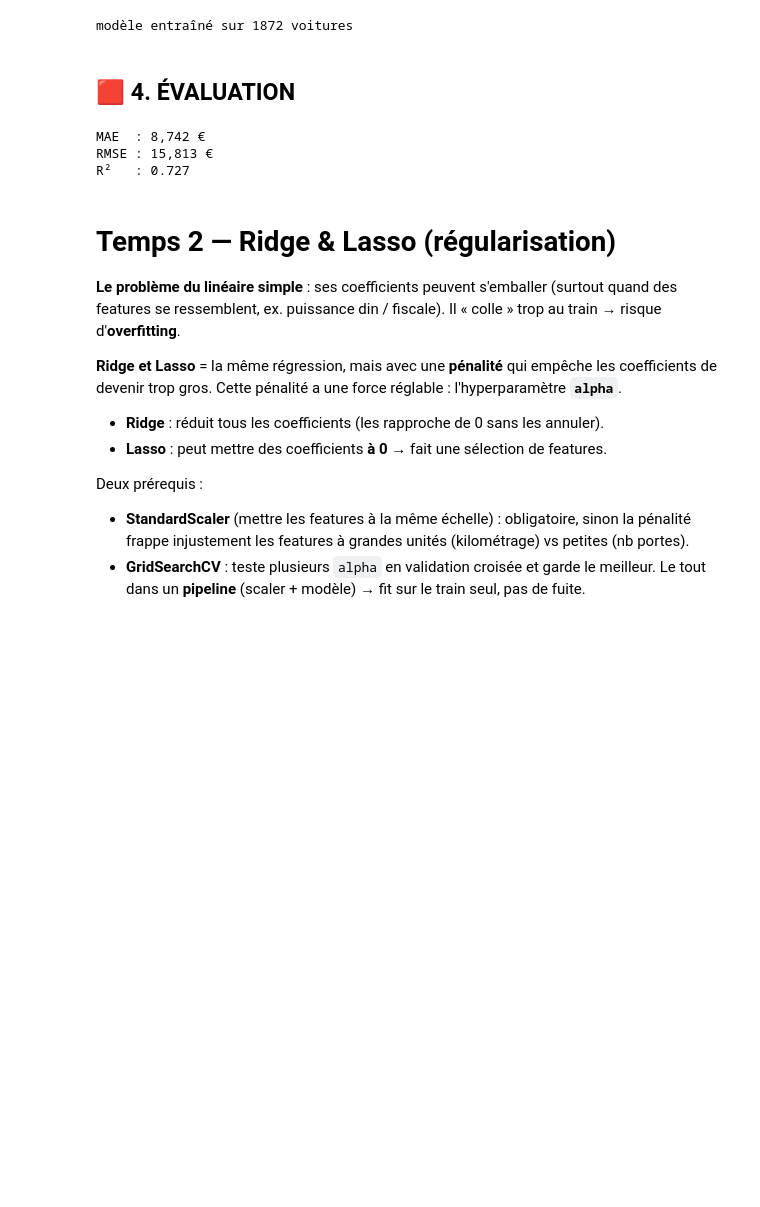
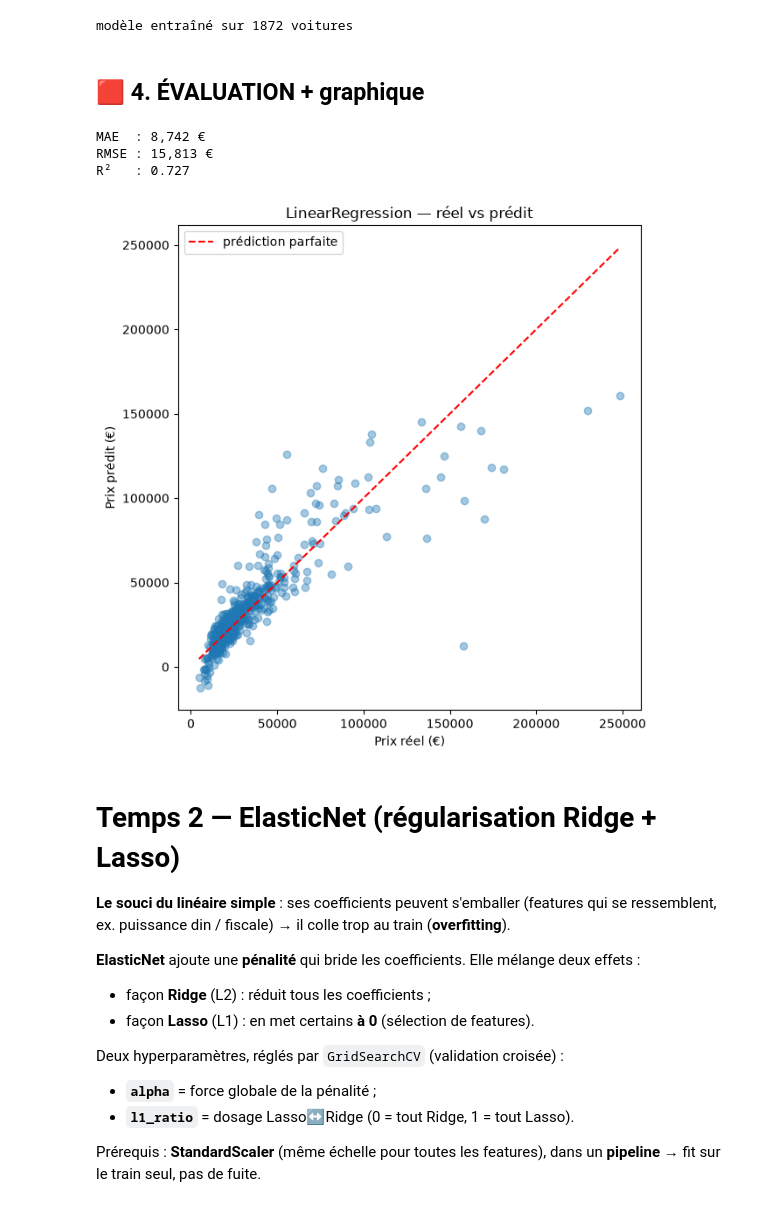
Before and after one commit to zepolclem/oscaria, a Jupyter notebook: ml/notebooks/french-second-hand-cars/02_baseline_regression.ipynb, the cells around one changed output. Saved outputs shown, nothing was run; the diff lists cells and outputs as text; code cells hidden in the pictures; blank space fills up the shorter version.

```diff
--- a/ml/notebooks/french-second-hand-cars/02_baseline_regression.ipynb
+++ b/ml/notebooks/french-second-hand-cars/02_baseline_regression.ipynb
@@ -71,6 +71,15 @@ X_train, X_test, y_train, y_test = train_test_split(X, y, test_size=0.2, random_
 print("train:", X_train.shape, "| test:", X_test.shape)
 # %% [output]
 train: (1872, 10) | test: (468, 10)
+# %%
+# petit utilitaire : nuage réel vs prédit (repère de lecture)
+def plot_reel_vs_predit(y_true, y_pred, titre):
+    plt.figure(figsize=(6.5, 6.5))
+    plt.scatter(y_true, y_pred, alpha=0.4)
+    lims = [y_true.min(), y_true.max()]
+    plt.plot(lims, lims, "r--", label="prédiction parfaite")
+    plt.xlabel("Prix réel (€)"); plt.ylabel("Prix prédit (€)")
+    plt.title(titre); plt.legend(); plt.tight_layout(); plt.show()
 # %% [markdown]
 # Temps 1 — Régression linéaire simple
 
@@ -92,36 +98,35 @@ print("modèle entraîné sur", len(X_train_f), "voitures")
 # %% [output]
 modèle entraîné sur 1872 voitures
 # %% [markdown]
-## 🟥 4. ÉVALUATION
+## 🟥 4. ÉVALUATION + graphique
 # %%
-y_pred = lin.predict(X_test_f)
+y_pred_lin = lin.predict(X_test_f)
 
-mae_lin  = mean_absolute_error(y_test, y_pred)
-rmse_lin = np.sqrt(mean_squared_error(y_test, y_pred))
-r2_lin   = r2_score(y_test, y_pred)
+mae_lin  = mean_absolute_error(y_test, y_pred_lin)
+rmse_lin = np.sqrt(mean_squared_error(y_test, y_pred_lin))
+r2_lin   = r2_score(y_test, y_pred_lin)
+print(f"MAE  : {mae_lin:,.0f} €\nRMSE : {rmse_lin:,.0f} €\nR²   : {r2_lin:.3f}")
 
-print(f"MAE  : {mae_lin:,.0f} €")
-print(f"RMSE : {rmse_lin:,.0f} €")
-print(f"R²   : {r2_lin:.3f}")
+plot_reel_vs_predit(y_test, y_pred_lin, "LinearRegression — réel vs prédit")
 # %% [output]
 MAE  : 8,742 €
 RMSE : 15,813 €
 R²   : 0.727
+[figure, added]
 # %% [markdown]
-# Temps 2 — Ridge & Lasso (régularisation)
+# Temps 2 — ElasticNet (régularisation Ridge + Lasso)
 
-**Le problème du linéaire simple** : ses coefficients peuvent s'emballer (surtout quand des
-features se ressemblent, ex. puissance din / fiscale). Il « colle » trop au train → risque
-d'**overfitting**.
+**Le souci du linéaire simple** : ses coefficients peuvent s'emballer (features qui se
+ressemblent, ex. puissance din / fiscale) → il colle trop au train (**overfitting**).
 
-**Ridge et Lasso** = la même régression, mais avec une **pénalité** qui empêche les coefficients
-de devenir trop gros. Cette pénalité a une force réglable : l'hyperparamètre **`alpha`**.
-- **Ridge** : réduit tous les coefficients (les rapproche de 0 sans les annuler).
-- **Lasso** : peut mettre des coefficients **à 0** → fait une sélection de features.
+**ElasticNet** ajoute une **pénalité** qui bride les coefficients. Elle mélange deux effets :
+- façon **Ridge** (L2) : réduit tous les coefficients ;
+- façon **Lasso** (L1) : en met certains **à 0** (sélection de features).
 
-Deux prérequis :
-- **StandardScaler** (mettre les features à la même échelle) : obligatoire, sinon la pénalité
-  frappe injustement les features à grandes unités (kilométrage) vs petites (nb portes).
-- **GridSearchCV** : teste plusieurs `alpha` en validation croisée et garde le meilleur.
-Le tout dans un **pipeline** (scaler + modèle) → fit sur le train seul, pas de fuite.
+Deux hyperparamètres, réglés par `GridSearchCV` (validation croisée) :
+- **`alpha`** = force globale de la pénalité ;
+- **`l1_ratio`** = dosage Lasso↔Ridge (0 = tout Ridge, 1 = tout Lasso).
+
+Prérequis : **StandardScaler** (même échelle pour toutes les features), dans un **pipeline**
+→ fit sur le train seul, pas de fuite.
 # %% [markdown]
```
Also changed, not shown: parts of 15 cells of this notebook.
